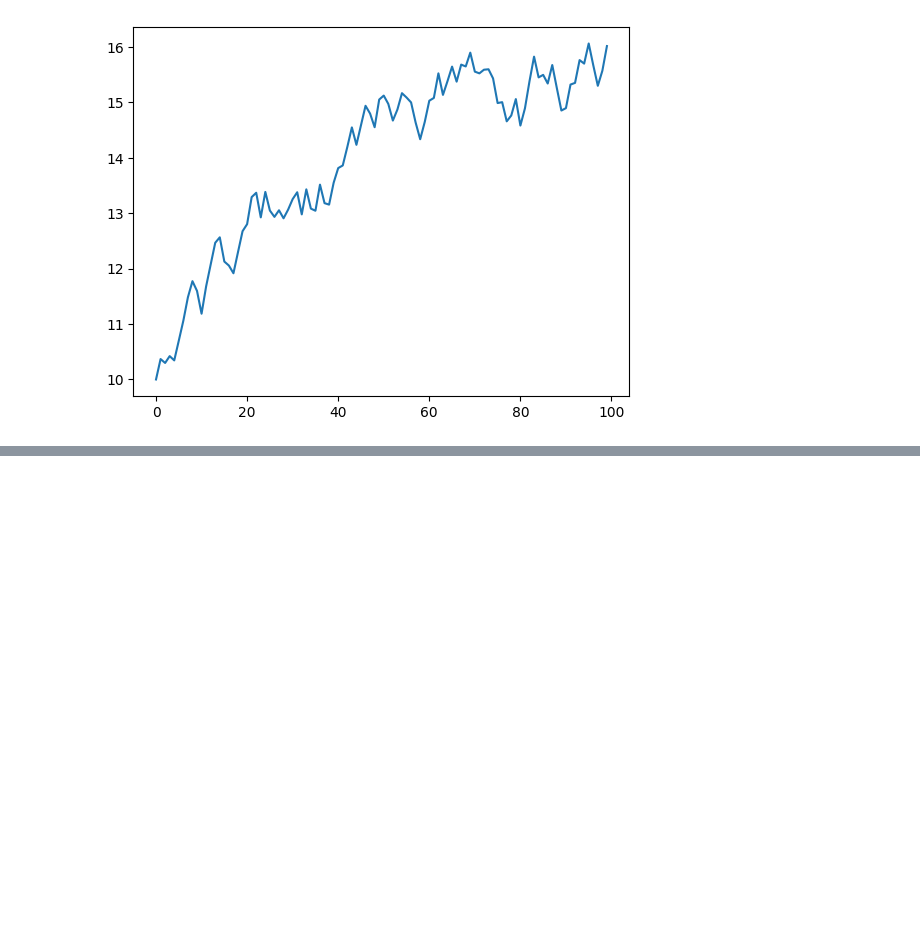
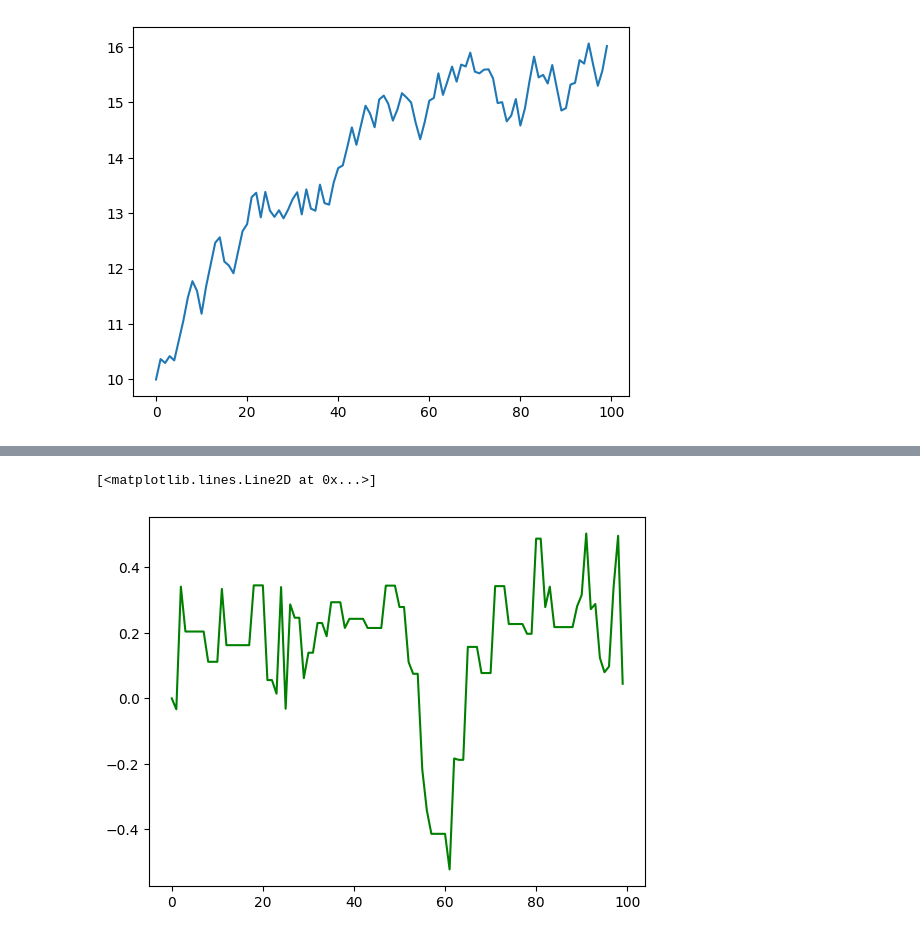
Before and after one commit to Gabriela2685/Simulacion2, a Jupyter notebook: Metropolis_ejercicio.ipynb, the cells around one changed output, grey strips where cells are left out. Saved outputs shown, nothing was run; the diff lists cells and outputs as text; code cells hidden in the pictures; blank space fills up the shorter version.

```diff
--- a/Metropolis_ejercicio.ipynb
+++ b/Metropolis_ejercicio.ipynb
@@ -69,0 +103,5 @@ def
+# %%
+plt.plot(x[:100], color='green')
+# %% [output]
+[<matplotlib.lines.Line2D at 0x...>]
+[figure, added]
```
Also changed, not shown: parts of 12 cells of this notebook.
